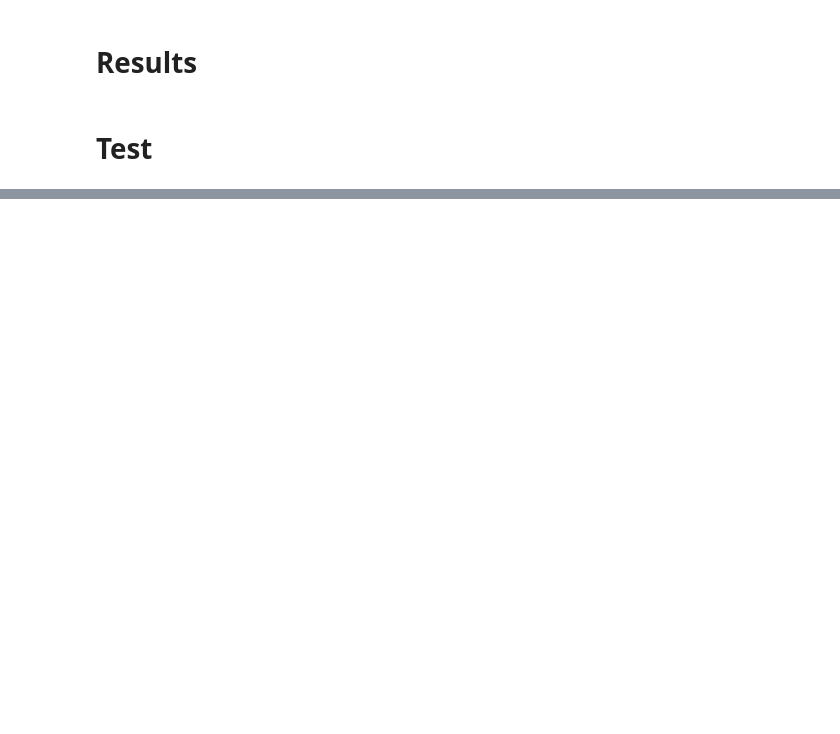
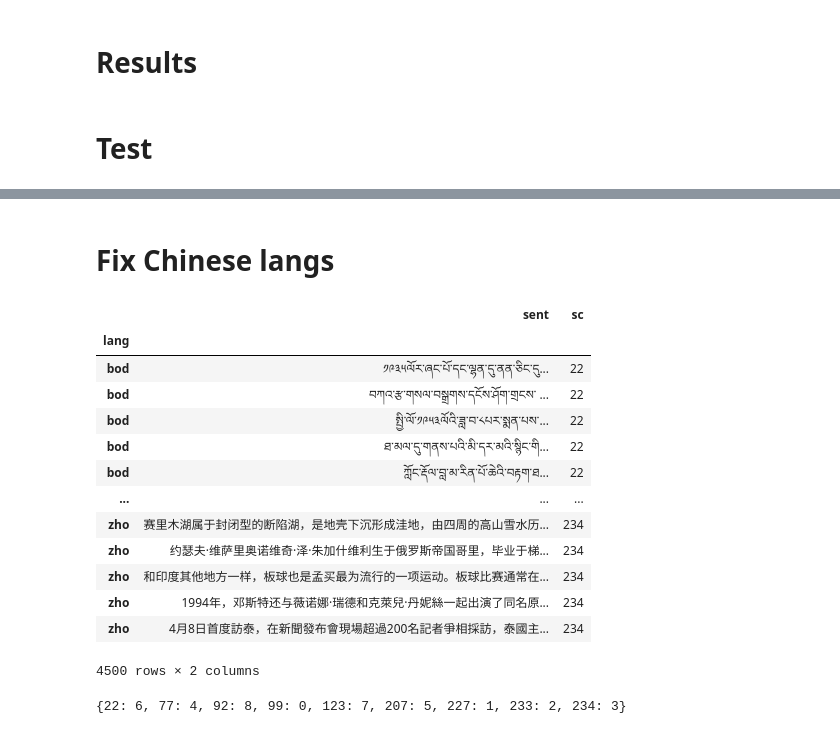
Before and after one commit to tsimafeip/nn-hackathon, a Jupyter notebook: LangDetector.ipynb, the cells around one changed output, grey strips where cells are left out. Cells and saved outputs as stored; diff of their text form; code cells hidden in the pictures; blank space fills up the shorter version.

```diff
--- a/LangDetector.ipynb
+++ b/LangDetector.ipynb
@@ -819,0 +471,2 @@ x_t
+# %% [markdown]
+# Fix Chinese langs
@@ -819,0 +478,19 @@ x_t
+# %%
+x_train_bad = x_train.set_index('lang')
+bad_quality_langs_train = x_train_bad.loc[bad_quality_metrics.index]
+bad_quality_langs_train
+# %% [output]
+|  | sent | sc |
+| lang |  |  |
+| bod | ༡༩༣༥ལོར་ཞང་པོ་དང་ལྷན་དུ་ནན་ཅིང་དུ... | 22 |
+| bod | བཀའ་རྩ་གསལ་བསྒྲགས་དངོས་ཤོག་གྲངས་ ... | 22 |
+| bod | སྤྱི་ལོ་༡༩༥༣ལོའི་ཟླ་བ་༨པར་སྨན་པས་... | 22 |
+| bod | ཐ་མལ་དུ་གནས་པའི་མི་དར་མའི་སྙིང་གི... | 22 |
+| bod | ཀློང་རྡོལ་བླ་མ་རིན་པོ་ཆེའི་བརྟག་ཐ... | 22 |
+| ... | ... | ... |
+| zho | 赛里木湖属于封闭型的断陷湖，是地壳下沉形成洼地，由四周的高山雪水历... | 234 |
+| zho | 约瑟夫·维萨里奥诺维奇·泽·朱加什维利生于俄罗斯帝国哥里，毕业于梯... | 234 |
+| zho | 和印度其他地方一样，板球也是孟买最为流行的一项运动。板球比赛通常在... | 234 |
+| zho | 1994年，邓斯特还与薇诺娜·瑞德和克萊兒·丹妮絲一起出演了同名原... | 234 |
+| zho | 4月8日首度訪泰，在新聞發布會現場超過200名記者爭相採訪，泰國主... | 234 |
+4500 rows × 2 columns
@@ -819,0 +500,5 @@ x_t
+# %%
+chinese_labels_dict = {lang:index for index, lang in enumerate(set(train_Y_chinese))}
+chinese_labels_dict
+# %% [output]
+{22: 6, 77: 4, 92: 8, 99: 0, 123: 7, 207: 5, 227: 1, 233: 2, 234: 3}
```
Also changed, not shown: parts of 181 cells of this notebook.
